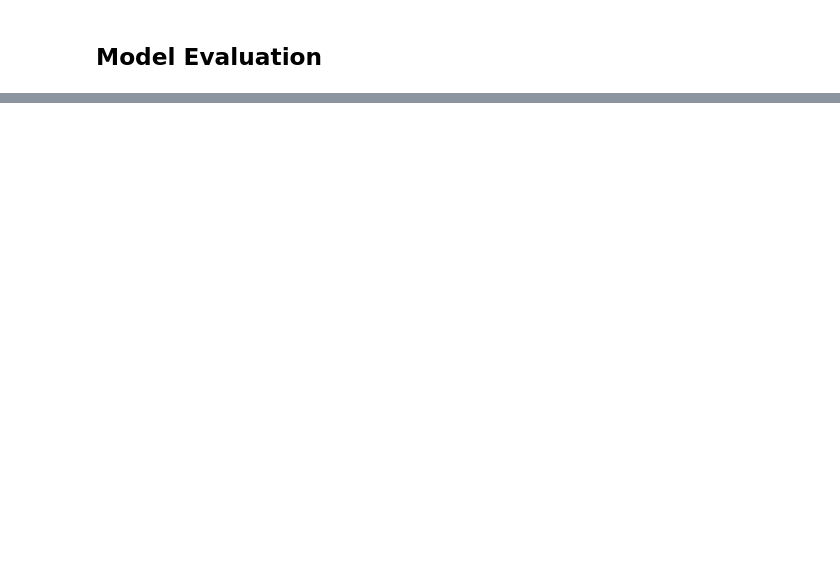
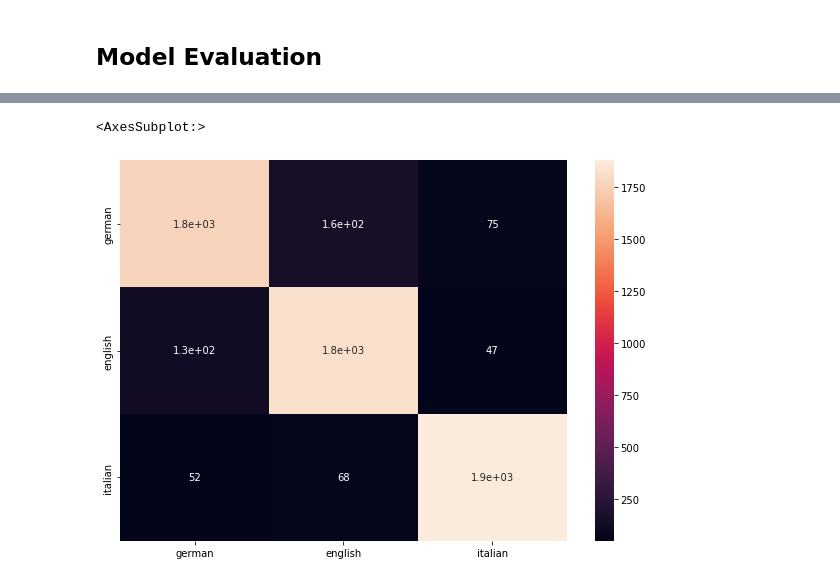
Before and after one commit to filiparvidsson/Language-Recognizer-TNM095, a Jupyter notebook: neural network/src/3_training-and-evaluation.ipynb, the cells around one changed output, grey strips where cells are left out. Cells and saved outputs as stored; diff of their text form; code cells hidden in the pictures; blank space fills up the shorter version.

```diff
--- a/neural network/src/3_training-and-evaluation.ipynb
+++ b/neural network/src/3_training-and-evaluation.ipynb
@@ -238,0 +237,36 @@ Test accuracy: 33.2 %
+# %%
+# visualize the confusion matrix of the model
+
+from sklearn.metrics import confusion_matrix
+import numpy as np
+
+import seaborn as sns
+
+import matplotlib.pyplot as plt
+
+import pandas as pd
+
+# get the labels from the evaluation generator, shuffle=False
+evaluation_generator = image_data_generator.flow_from_directory(test_path, batch_size=batch_size, class_mode='categorical', target_size=(image_height, image_width), color_mode='grayscale', shuffle=False)
+
+labels = evaluation_generator.classes
+
+# get the predictions from the model
+
+predictions = model.predict(evaluation_generator)
+
+# get the predicted labels
+
+predicted_labels = np.argmax(predictions, axis=1)
+
+# get the confusion matrix
+
+cm = confusion_matrix(labels, predicted_labels)
+
+# plot the confusion matrix
+
+df_cm = pd.DataFrame(cm, index = [i for i in ['german', 'english', 'italian']],
+                    columns = [i for i in ['german', 'english', 'italian']])
+plt.figure(figsize = (10,7))
+sns.heatmap(df_cm, annot=True)
+# %% [output]
@@ -238,0 +275,2 @@ Test accuracy: 33.2 %
+<AxesSubplot:>
+[figure, added]
```
Also changed, not shown: parts of 17 cells of this notebook, 22 other files.
